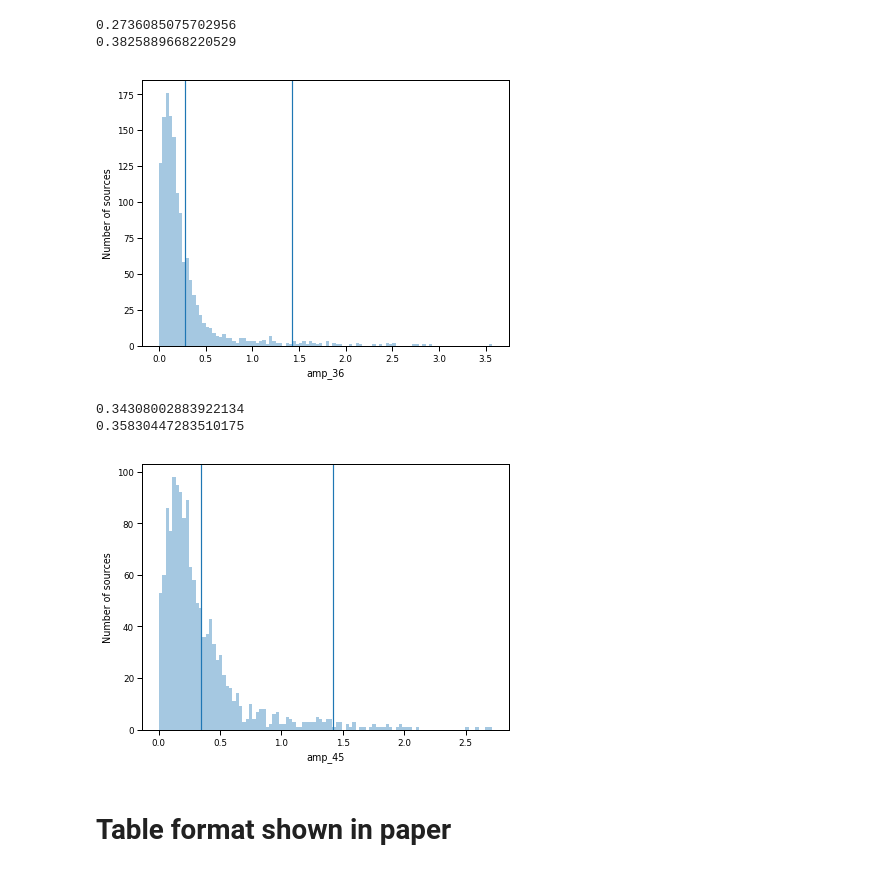
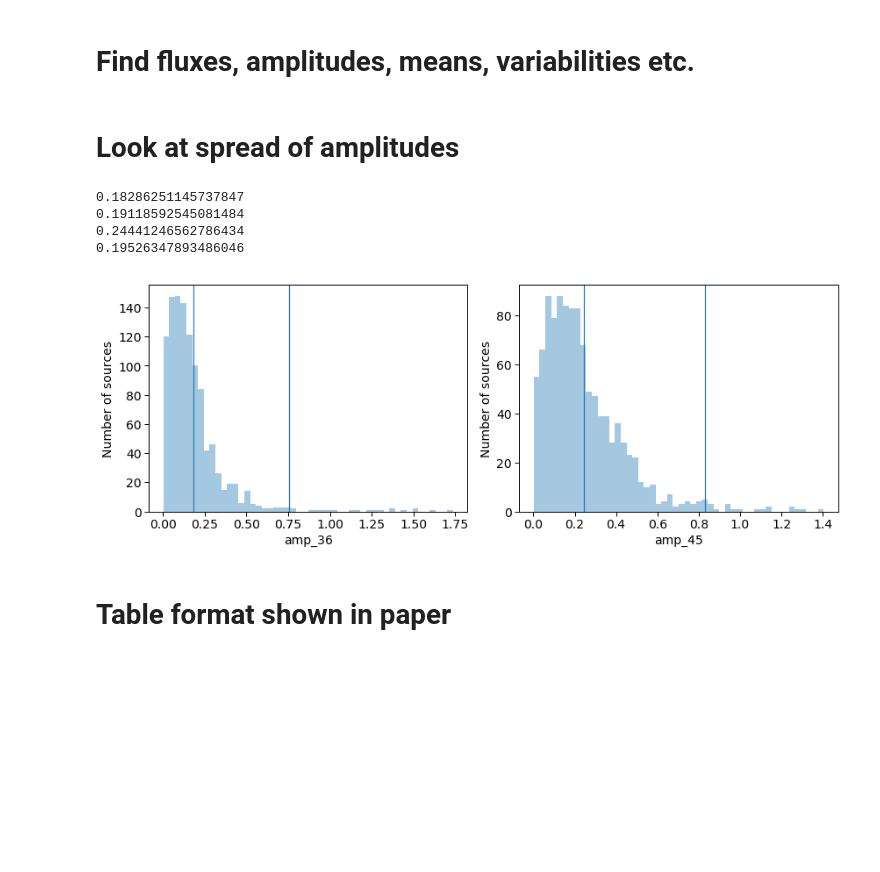
Before and after one commit to MichaelSharp7/M32, a Jupyter notebook: Final_cats.ipynb, the cells around one changed output. Saved outputs shown, nothing was run; the diff lists cells and outputs as text; code cells hidden in the pictures; blank space fills up the shorter version.

```diff
--- a/Final_cats.ipynb
+++ b/Final_cats.ipynb
@@ -23,6 +25,6 @@ sns.set_context("paper")   # "paper", "notebook", "talk", "poster"
 # %%
 # Make sure the N/A flag is 9999 in the below file
-file = 'final_cats/1_rmax_&_point2_pos.csv'
+file = 'final_cats/1_rmax_&_point2_pos_orig.csv'
 data = ascii.read(file, data_start=1)
 #print(data.colnames)
 
@@ -94 +527,3 @@ ascii.write(new_data, 'final_cats/secondary_cat_columns.csv',format='csv')
+# %% [markdown]
+# Find fluxes, amplitudes, means, variabilities etc.
 # %%
@@ -273,43 +673,44 @@ ascii.write(second_data,'second_data.csv',format='csv')
+# %% [markdown]
+# Look at spread of amplitudes
 # %%
-ig = plt.figure(figsize=(6,4.5))
-ax = sns.distplot(second_data['amp_36'] ,kde=False, bins=100)
-mean = np.nanmean(second_data['amp_36'])
-std = np.nanstd(second_data['amp_36'])
+ig = plt.figure(figsize=(12,4.5))
+plt.subplot(1,2,1)
+ax = sns.distplot(good_data['amp_36'] ,kde=False, bins=50)
+mean = np.nanmean(good_data['amp_36'])
+std = np.nanstd(good_data['amp_36'])
 print(mean)
 print(std)
-plt.axvline(x=np.nanmean(second_data['amp_36']))
+plt.axvline(x=np.nanmean(good_data['amp_36']))
 plt.axvline(x=mean+3*std)
 #ax = sns.countplot(pr_data[param_best_name], color='steelblue')
 #ax.set_yscale('log')
 ax.set_ylabel('Number of sources')
 plt.tight_layout()
 #ax.set_xticks([4,5,6])
 #save_name = str('hist_'+param_best_name+'.pdf')
 #plt.savefig(save_name, bbox_inches='tight')
+
+plt.subplot(1,2,2)
+ax = sns.distplot(good_data['amp_45'] ,kde=False, bins=50)
+mean = np.nanmean(good_data['amp_45'])
+std = np.nanstd(good_data['amp_45'])
+print(mean)
+print(std)
+plt.axvline(x=np.nanmean(good_data['amp_45']))
+plt.axvline(x=mean+3*std)
+#ax = sns.countplot(pr_good_data[param_best_name], color='steelblue')
+#ax.set_yscale('log')
+ax.set_ylabel('Number of sources')
+plt.tight_layout()
+#ax.set_xticks([4,5,6])
+#save_name = str('hist_'+param_best_name+'.pdf')
+#plt.savefig(save_name, bbox_inches='tight')
 # %% [output]
-0.2736085075702956
-0.3825889668220529
+0.18286251145737847
+0.19118592545081484
+0.24441246562786434
+0.19526347893486046
-[figure, old version]
+[figure, new version]
-# %%
-ig = plt.figure(figsize=(6,4.5))
-ax = sns.distplot(second_data['amp_45'] ,kde=False, bins=100)
-mean = np.nanmean(second_data['amp_45'])
-std = np.nanstd(second_data['amp_45'])
-print(mean)
-print(std)
-plt.axvline(x=np.nanmean(second_data['amp_45']))
-plt.axvline(x=mean+3*std)
-#ax = sns.countplot(pr_data[param_best_name], color='steelblue')
-#ax.set_yscale('log')
-ax.set_ylabel('Number of sources')
-plt.tight_layout()
-#ax.set_xticks([4,5,6])
-#save_name = str('hist_'+param_best_name+'.pdf')
-#plt.savefig(save_name, bbox_inches='tight')
-# %% [output]
-0.34308002883922134
-0.35830447283510175
-[figure, removed]
 # %% [markdown]
 # Table format shown in paper
 # %%
```
Also changed, not shown: parts of 10 cells of this notebook, 2 other files.
